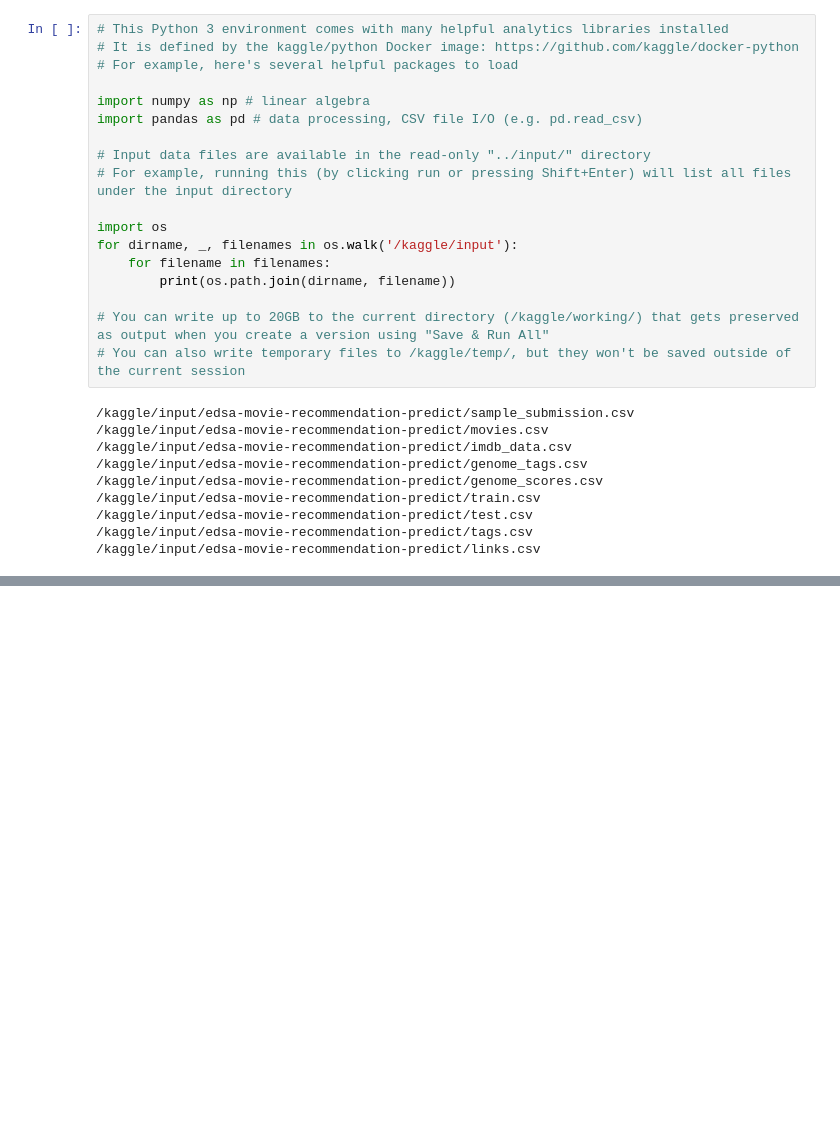
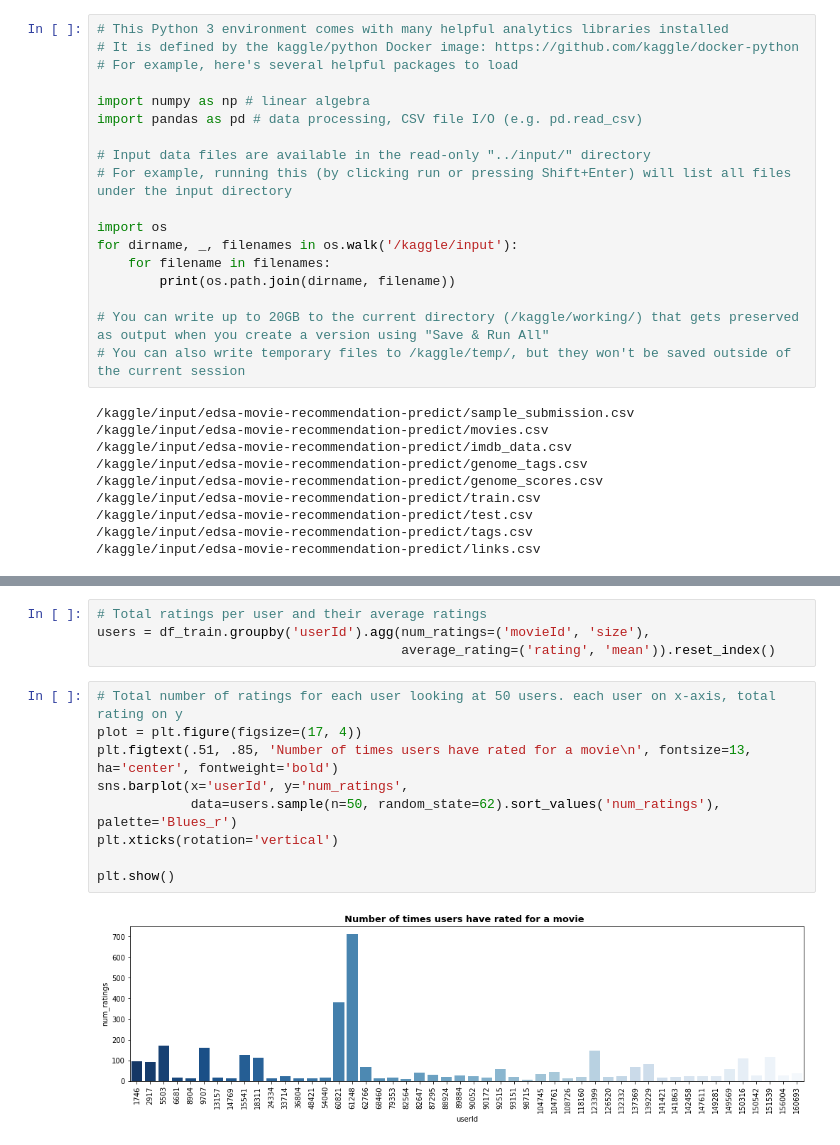
Before and after one commit to Otiuc/unsupervised-predict, a Jupyter notebook: Unsupervised.ipynb, the cells around one changed output, grey strips where cells are left out. Saved outputs shown, nothing was run; the diff lists cells and outputs as text; blank space fills up the shorter version.

```diff
--- a/Unsupervised.ipynb
+++ b/Unsupervised.ipynb
@@ -28,0 +268,15 @@ for dirname, _, filenames in os.walk('/kaggle/input'):
+# %%
+# Total ratings per user and their average ratings
+users = df_train.groupby('userId').agg(num_ratings=('movieId', 'size'),
+                                       average_rating=('rating', 'mean')).reset_index()
+# %%
+# Total number of ratings for each user looking at 50 users. each user on x-axis, total rating on y
+plot = plt.figure(figsize=(17, 4))
+plt.figtext(.51, .85, 'Number of times users have rated for a movie\n', fontsize=13, ha='center', fontweight='bold')
+sns.barplot(x='userId', y='num_ratings',
+            data=users.sample(n=50, random_state=62).sort_values('num_ratings'), palette='Blues_r')
+plt.xticks(rotation='vertical')
+
+plt.show()
+# %% [output]
+[figure, added]
```
Also changed, not shown: parts of 46 cells of this notebook.
